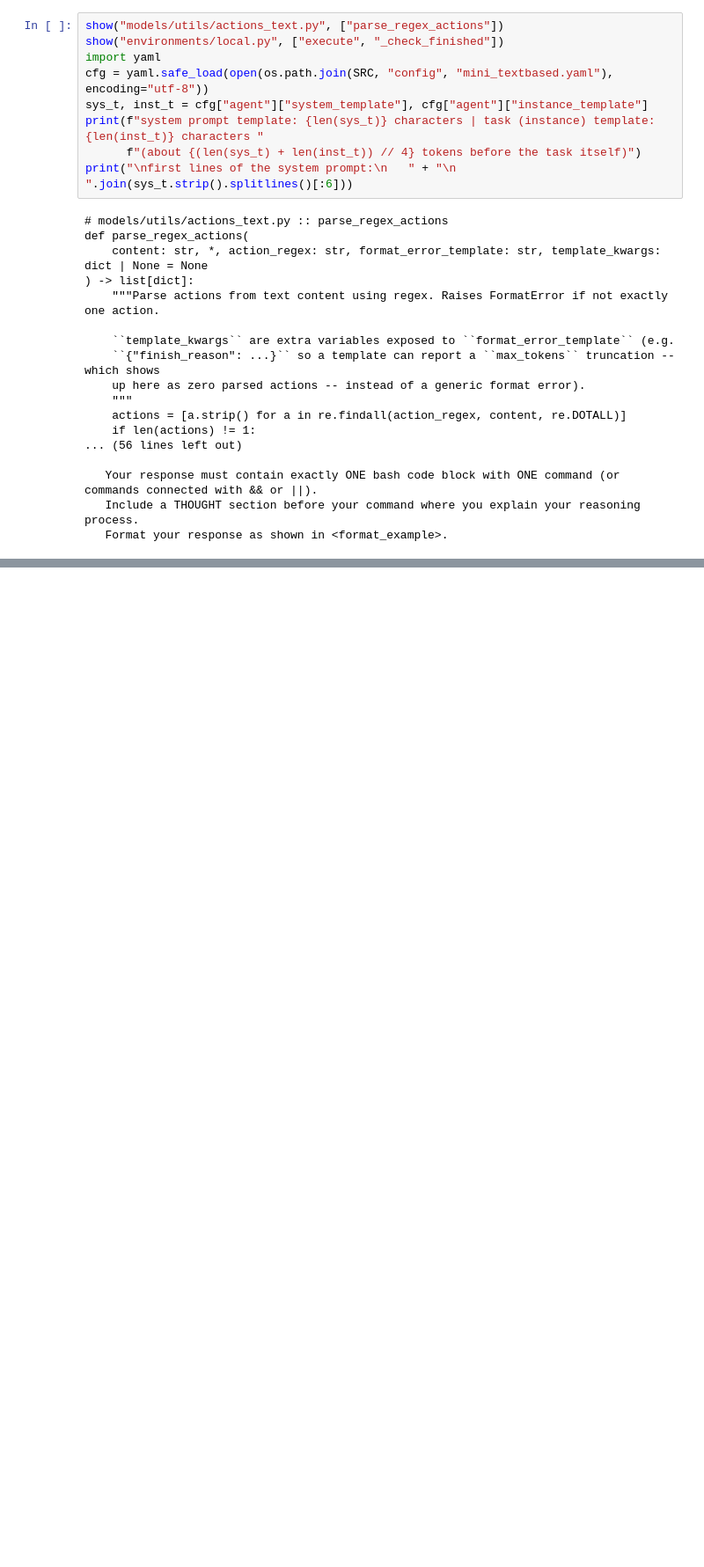
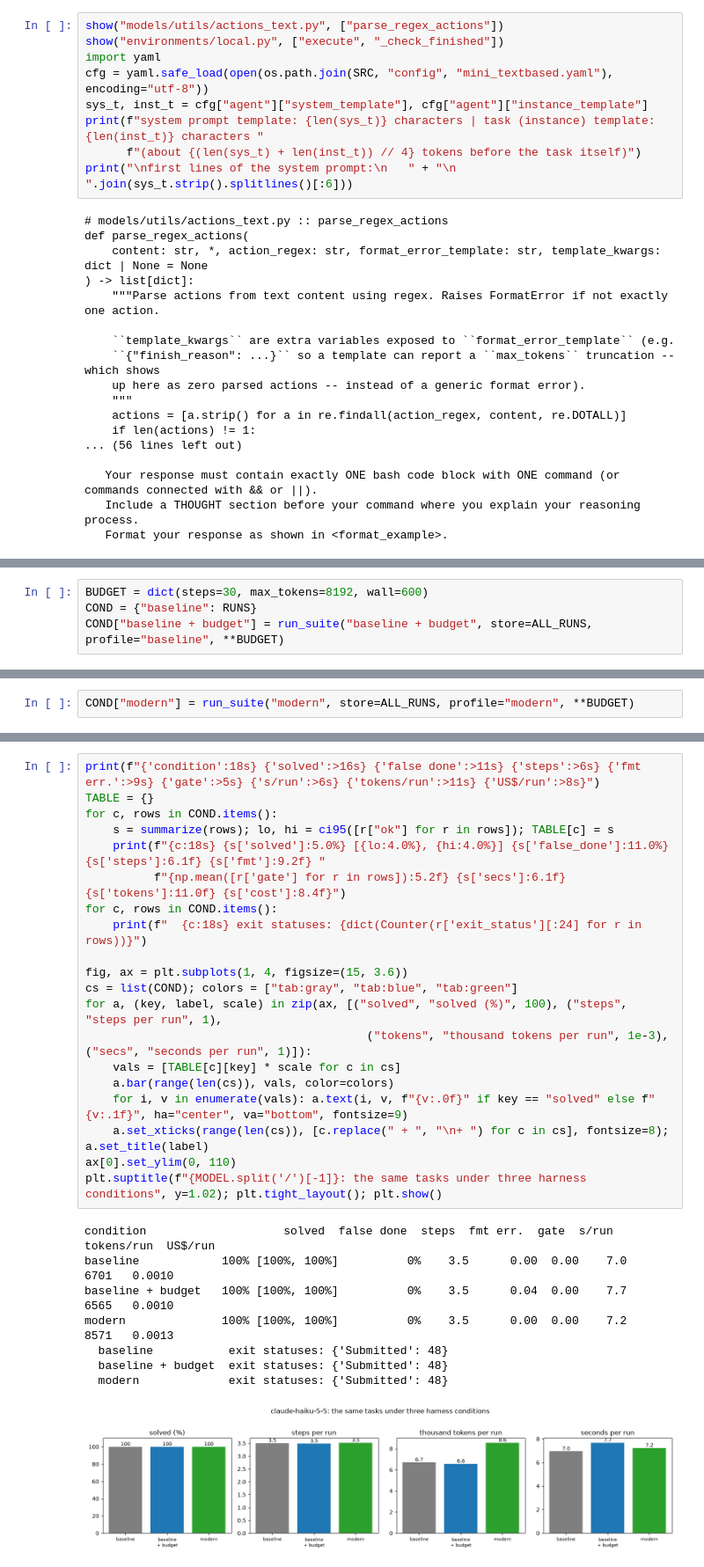
Before and after one commit to ZoodiacR/llm-edu-suite, a Jupyter notebook: notebooks/05_agents_and_mcp/27_agent_harness.ipynb, the cells around one changed output, grey strips where cells are left out. Shown at 88% size. Drawn from its saved outputs; the diff is of its cells as text; blank space fills up the shorter version.

```diff
--- a/notebooks/05_agents_and_mcp/27_agent_harness.ipynb
+++ b/notebooks/05_agents_and_mcp/27_agent_harness.ipynb
@@ -616,0 +688,4 @@ What mini-swe-agent leaves out, mature harnesses add. Their designs as of Novemb
+# %%
+BUDGET = dict(steps=30, max_tokens=8192, wall=600)
+COND = {"baseline": RUNS}
+COND["baseline + budget"] = run_suite("baseline + budget", store=ALL_RUNS, profile="baseline", **BUDGET)
@@ -616,0 +710,2 @@ What mini-swe-agent leaves out, mature harnesses add. Their designs as of Novemb
+# %%
+COND["modern"] = run_suite("modern", store=ALL_RUNS, profile="modern", **BUDGET)
@@ -616,0 +730,29 @@ What mini-swe-agent leaves out, mature harnesses add. Their designs as of Novemb
+# %%
+print(f"{'condition':18s} {'solved':>16s} {'false done':>11s} {'steps':>6s} {'fmt err.':>9s} {'gate':>5s} {'s/run':>6s} {'tokens/run':>11s} {'US$/run':>8s}")
+TABLE = {}
+for c, rows in COND.items():
+    s = summarize(rows); lo, hi = ci95([r["ok"] for r in rows]); TABLE[c] = s
+    print(f"{c:18s} {s['solved']:5.0%} [{lo:4.0%}, {hi:4.0%}] {s['false_done']:11.0%} {s['steps']:6.1f} {s['fmt']:9.2f} "
+          f"{np.mean([r['gate'] for r in rows]):5.2f} {s['secs']:6.1f} {s['tokens']:11.0f} {s['cost']:8.4f}")
+for c, rows in COND.items():
+    print(f"  {c:18s} exit statuses: {dict(Counter(r['exit_status'][:24] for r in rows))}")
+
+fig, ax = plt.subplots(1, 4, figsize=(15, 3.6))
+cs = list(COND); colors = ["tab:gray", "tab:blue", "tab:green"]
+for a, (key, label, scale) in zip(ax, [("solved", "solved (%)", 100), ("steps", "steps per run", 1),
+                                         ("tokens", "thousand tokens per run", 1e-3), ("secs", "seconds per run", 1)]):
+    vals = [TABLE[c][key] * scale for c in cs]
+    a.bar(range(len(cs)), vals, color=colors)
+    for i, v in enumerate(vals): a.text(i, v, f"{v:.0f}" if key == "solved" else f"{v:.1f}", ha="center", va="bottom", fontsize=9)
+    a.set_xticks(range(len(cs)), [c.replace(" + ", "\n+ ") for c in cs], fontsize=8); a.set_title(label)
+ax[0].set_ylim(0, 110)
+plt.suptitle(f"{MODEL.split('/')[-1]}: the same tasks under three harness conditions", y=1.02); plt.tight_layout(); plt.show()
+# %% [output]
+condition                    solved  false done  steps  fmt err.  gate  s/run  tokens/run  US$/run
+baseline            100% [100%, 100%]          0%    3.5      0.00  0.00    7.0        6701   0.0010
+baseline + budget   100% [100%, 100%]          0%    3.5      0.04  0.00    7.7        6565   0.0010
+modern              100% [100%, 100%]          0%    3.5      0.00  0.00    7.2        8571   0.0013
+  baseline           exit statuses: {'Submitted': 48}
+  baseline + budget  exit statuses: {'Submitted': 48}
+  modern             exit statuses: {'Submitted': 48}
+[figure, added]
```
Also changed, not shown: parts of 31 cells of this notebook, 15 other files.
